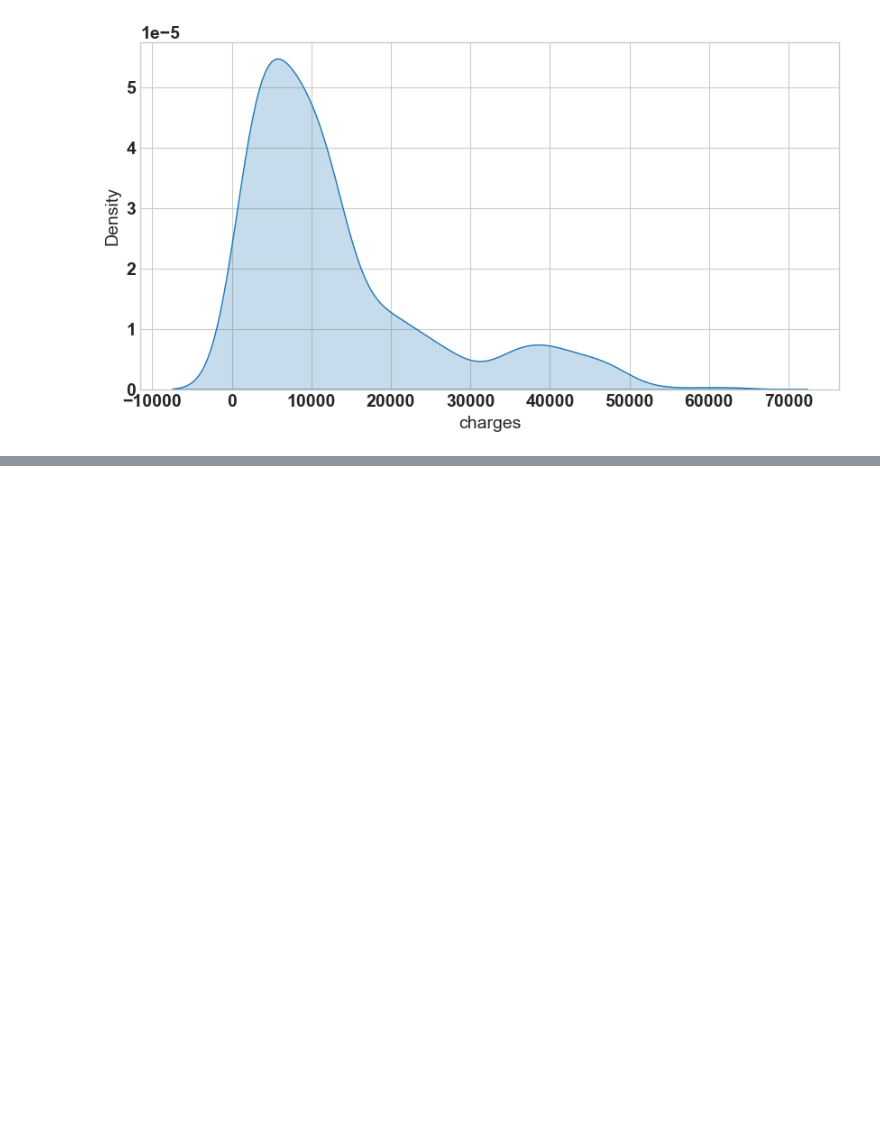
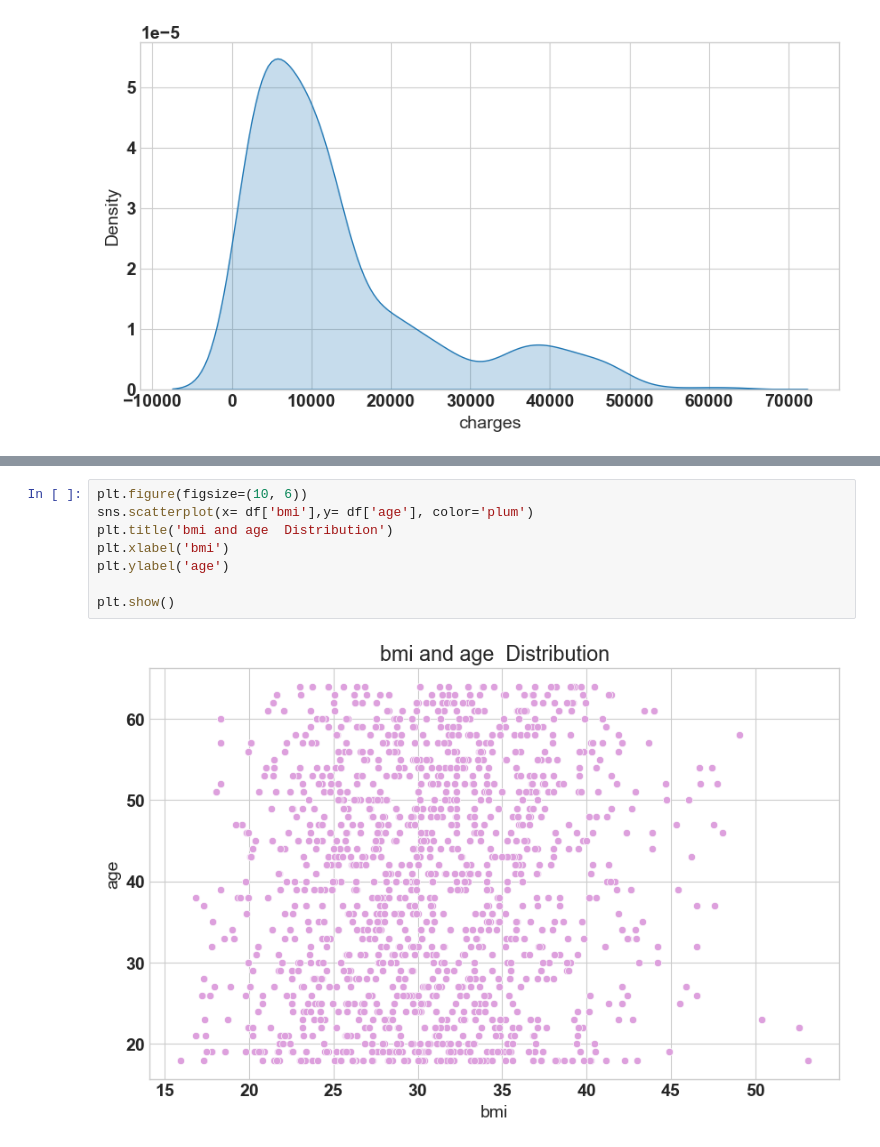
Before and after one commit to dujtep/Linear_Regression, a Jupyter notebook: Medical_cost.ipynb, the cells around one changed output, grey strips where cells are left out. Saved outputs shown, nothing was run; the diff lists cells and outputs as text; blank space fills up the shorter version.

```diff
--- a/Medical_cost.ipynb
+++ b/Medical_cost.ipynb
@@ -347,0 +357,10 @@ plt.show()
+# %%
+plt.figure(figsize=(10, 6))
+sns.scatterplot(x= df['bmi'],y= df['age'], color='plum')
+plt.title('bmi and age  Distribution')
+plt.xlabel('bmi')
+plt.ylabel('age')
+
+plt.show()
+# %% [output]
+[figure, added]
```
Also changed, not shown: parts of 35 cells of this notebook.
